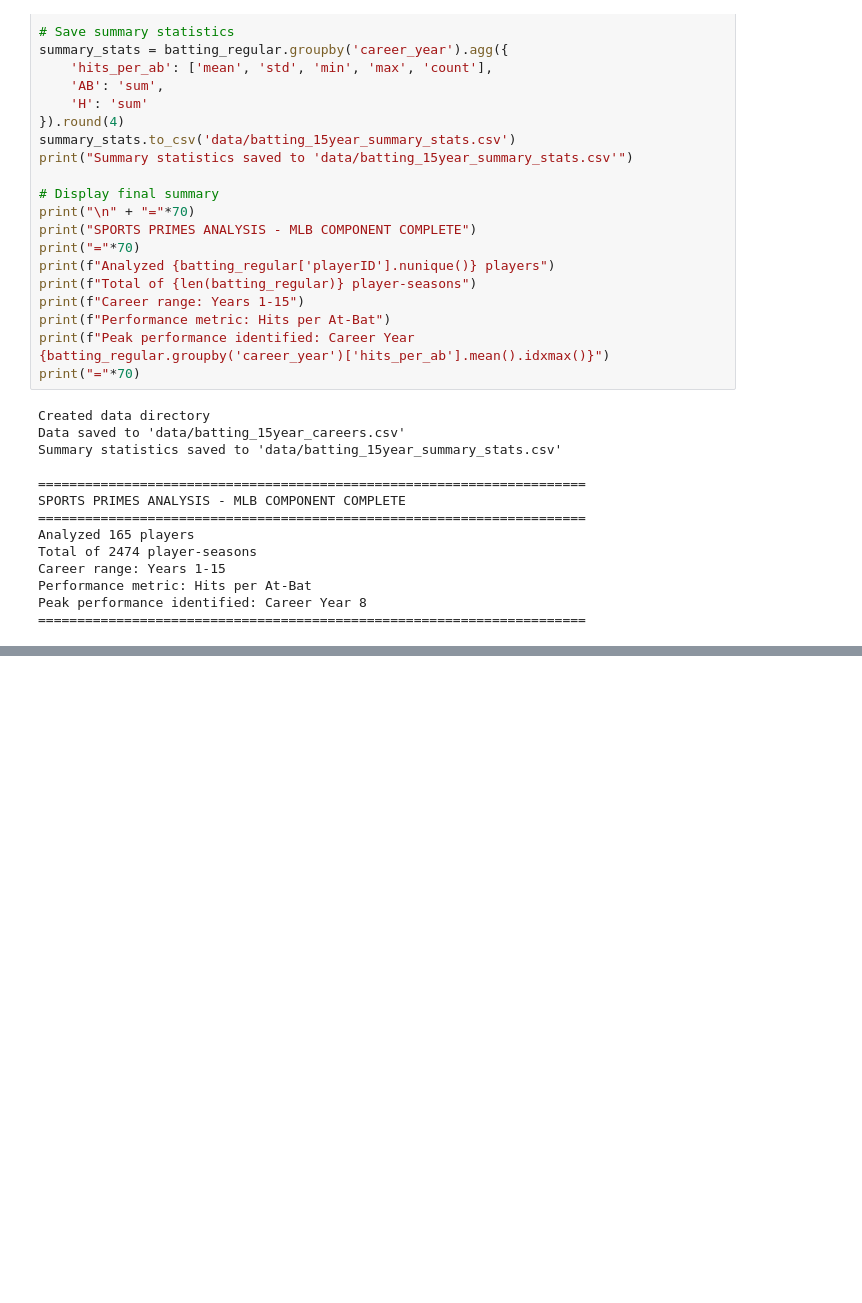
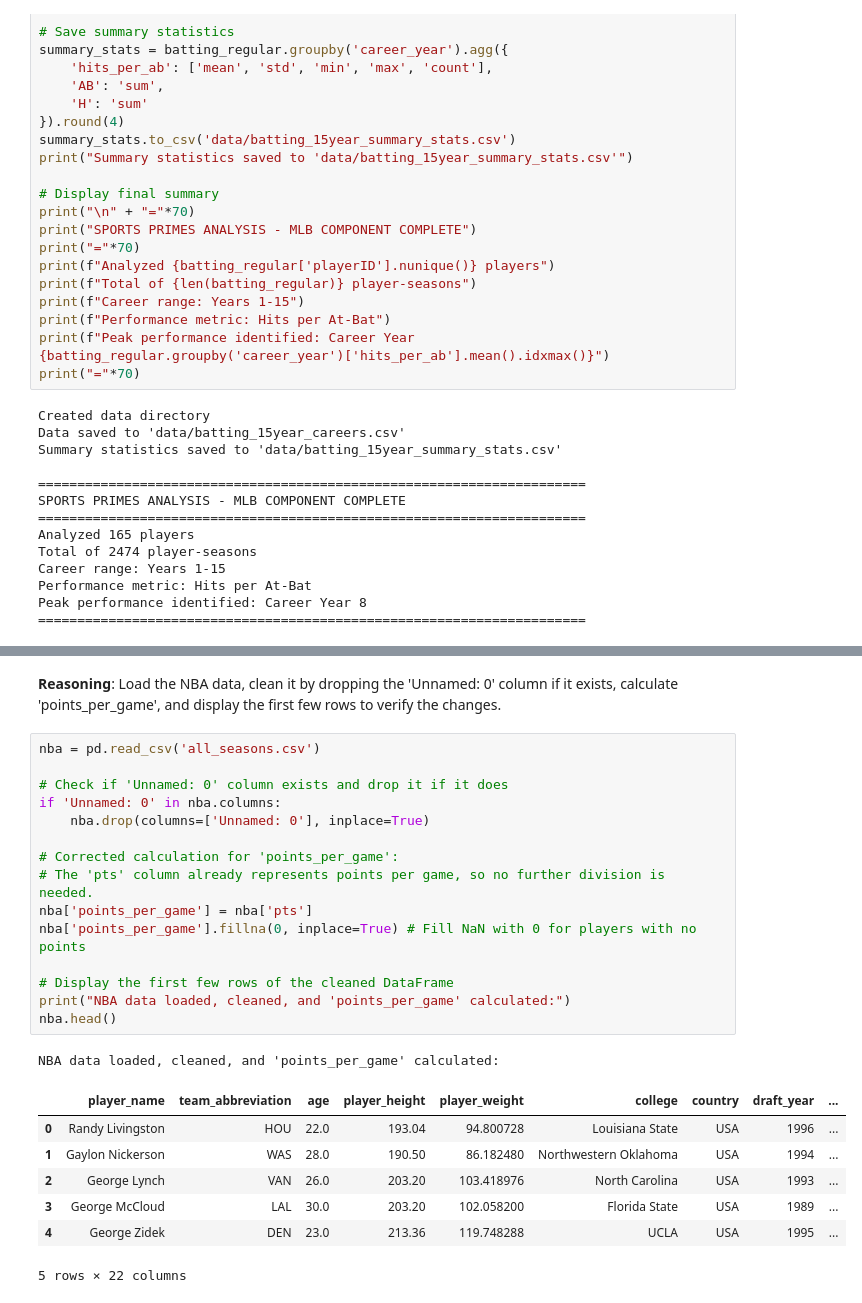
Before and after one commit to Zaji-L/Comparing_Sports_Primes, a Jupyter notebook: sports_primes_analysis_working.ipynb, the cells around one changed output, grey strips where cells are left out. Saved outputs shown, nothing was run; the diff lists cells and outputs as text; blank space fills up the shorter version.

```diff
--- a/sports_primes_analysis_working.ipynb
+++ b/sports_primes_analysis_working.ipynb
@@ -1084,0 +780,27 @@ Peak performance identified: Career Year 8
+# %% [markdown]
+**Reasoning**:
+Load the NBA data, clean it by dropping the 'Unnamed: 0' column if it exists, calculate 'points_per_game', and display the first few rows to verify the changes.
+# %%
+nba = pd.read_csv('all_seasons.csv')
+
+# Check if 'Unnamed: 0' column exists and drop it if it does
+if 'Unnamed: 0' in nba.columns:
+    nba.drop(columns=['Unnamed: 0'], inplace=True)
+
+# Corrected calculation for 'points_per_game':
+# The 'pts' column already represents points per game, so no further division is needed.
+nba['points_per_game'] = nba['pts']
+nba['points_per_game'].fillna(0, inplace=True) # Fill NaN with 0 for players with no points
+
+# Display the first few rows of the cleaned DataFrame
+print("NBA data loaded, cleaned, and 'points_per_game' calculated:")
+nba.head()
+# %% [output]
+NBA data loaded, cleaned, and 'points_per_game' calculated:
+|  | player_name | team_abbreviation | age | player_height | player_weight | college | country | draft_year | ... |
+| 0 | Randy Livingston | HOU | 22.0 | 193.04 | 94.800728 | Louisiana State | USA | 1996 | ... |
+| 1 | Gaylon Nickerson | WAS | 28.0 | 190.50 | 86.182480 | Northwestern Oklahoma | USA | 1994 | ... |
+| 2 | George Lynch | VAN | 26.0 | 203.20 | 103.418976 | North Carolina | USA | 1993 | ... |
+| 3 | George McCloud | LAL | 30.0 | 203.20 | 102.058200 | Florida State | USA | 1989 | ... |
+| 4 | George Zidek | DEN | 23.0 | 213.36 | 119.748288 | UCLA | USA | 1995 | ... |
+5 rows × 22 columns
```
Also changed, not shown: parts of 33 cells of this notebook.
